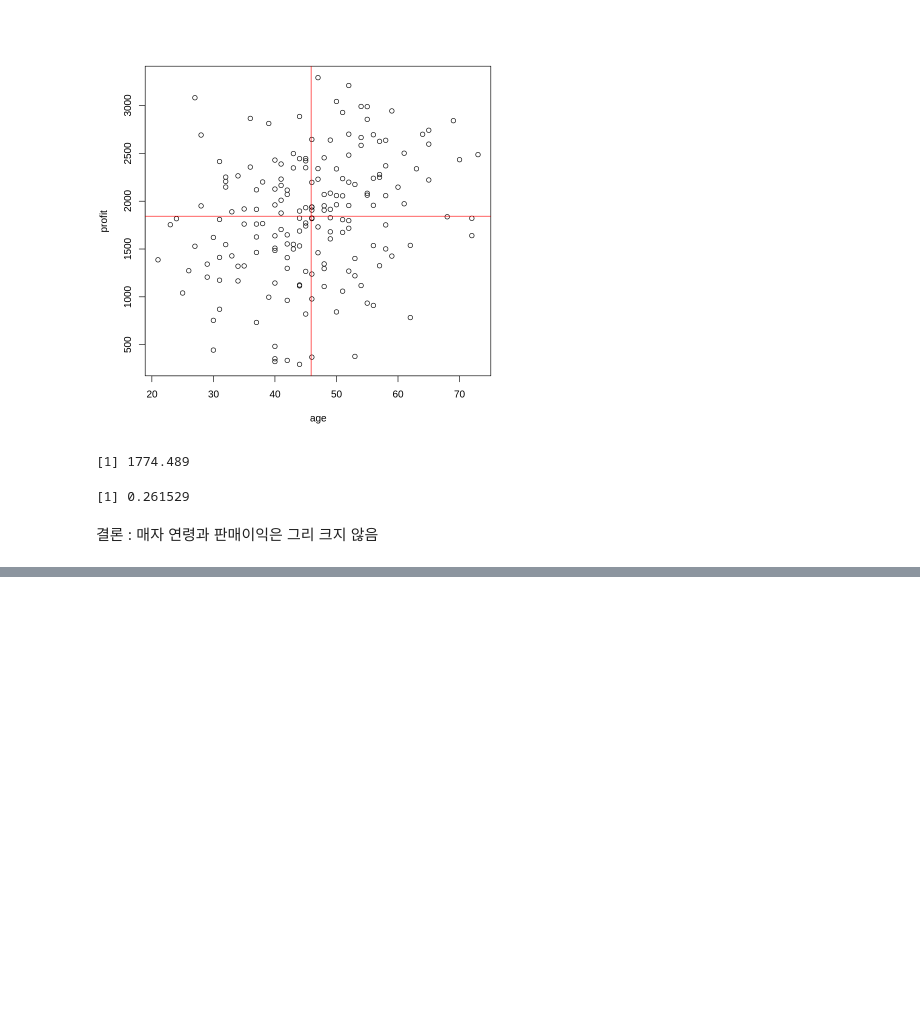
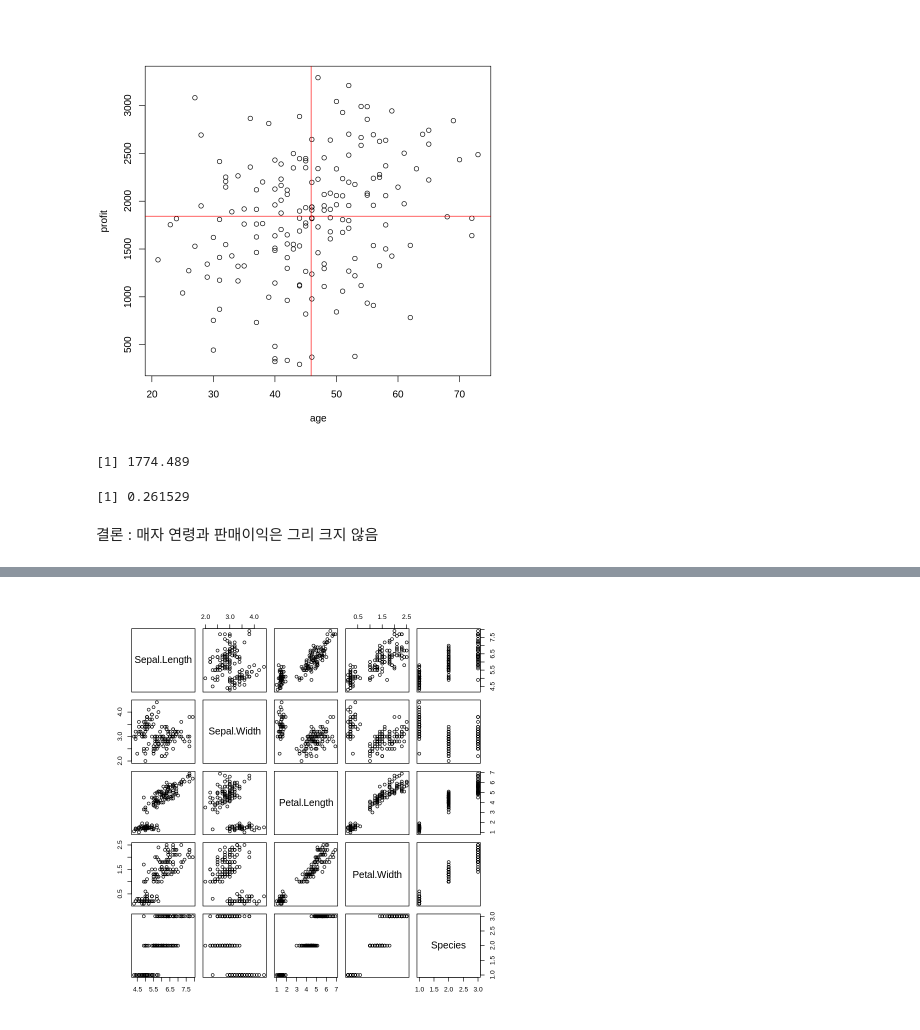
Before and after one commit to gyujin0450/Rstudy, a Jupyter notebook: R14_002.ipynb, the cells around one changed output, grey strips where cells are left out. Cells and saved outputs as stored; diff of their text form; code cells hidden in the pictures; blank space fills up the shorter version.

```diff
--- a/R14_002.ipynb
+++ b/R14_002.ipynb
@@ -130,0 +188,6 @@ cor(age, profit) # 0.3 ~ 0.1 : 약한 양의 상관관계 있음
+# %%
+# iris 데이터셋의 변수들에 대한 상관행렬을 그려보세요
+# plot(데이터프레임)
+plot(iris)
+# %% [output]
+[figure, added]
```
Also changed, not shown: parts of 23 cells of this notebook.
